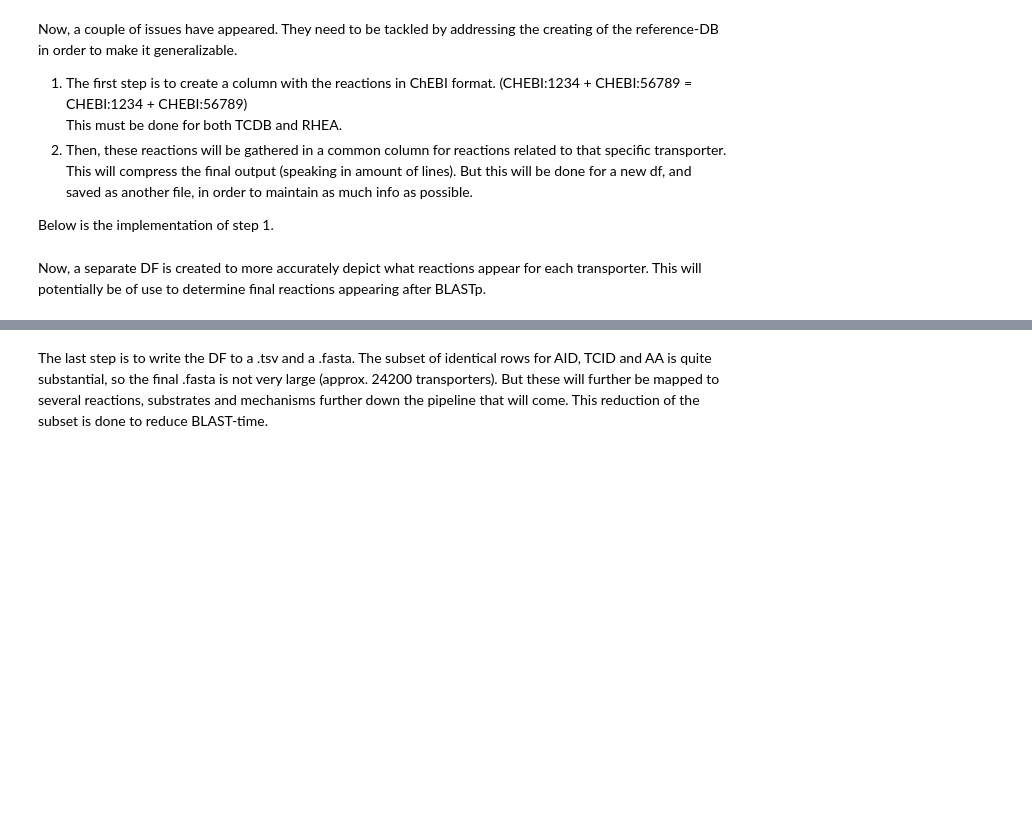
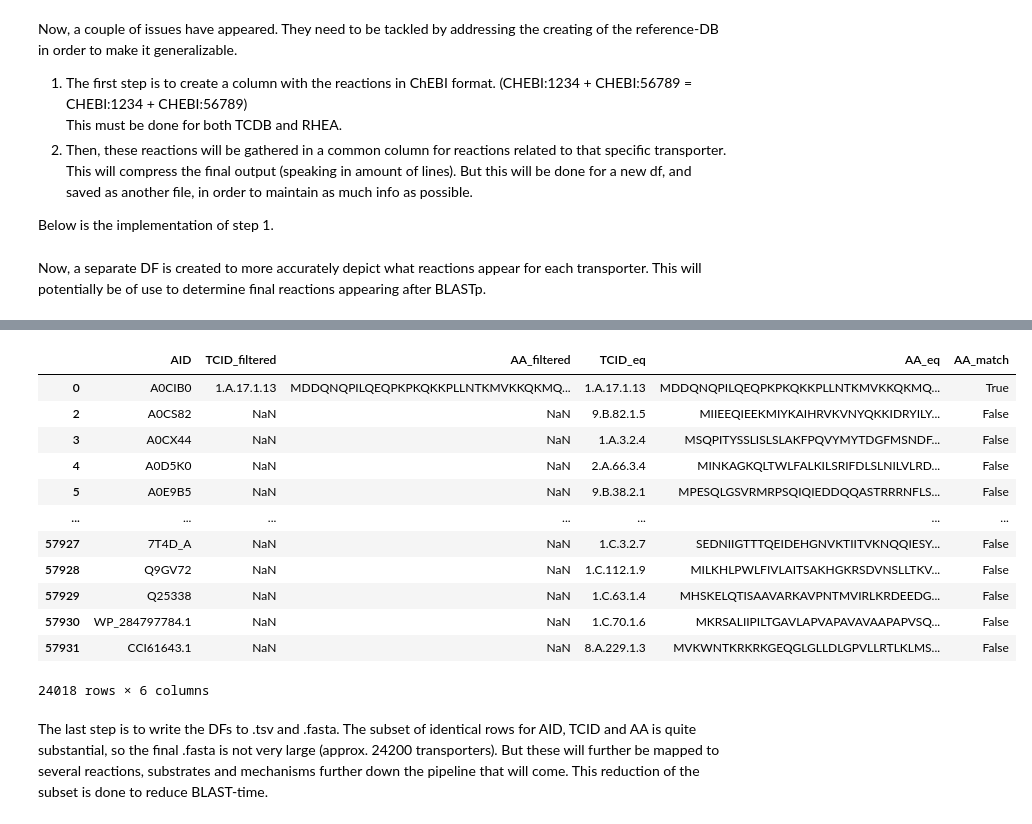
Before and after one commit to blandro/master-project, a Jupyter notebook: 1+2/1+2.ipynb, the cells around one changed output, grey strips where cells are left out. Drawn from its saved outputs; the diff is of its cells as text; code cells hidden in the pictures; blank space fills up the shorter version.

Commit message:
Map Name and CHEBI reactions to each other

```diff
--- a/1+2/1+2.ipynb
+++ b/1+2/1+2.ipynb
@@ -160,8 +143,7 @@ df_temp = df_updated.drop_duplicates().reset_index(drop=True)
 df_temp = df_temp.merge(df_aa[["AA", "UID"]], on="AA", how="left", suffixes=("", "_new"))
 df_temp.rename(columns={"UID_new":"AID"}, inplace=True)
 cols = ["AID"] + [col for col in df_temp.columns if col != "AID"]
-df_final= df_temp[cols]
-df_final
+df_temp = df_temp[cols]
 # %% [output]
 |  | AID | UID | TCID | CHEBI ID | CHEBI Name | AA | Family | Mechanism | Acting Entity | Reaction | ... |
 | 0 | A0CIB0 | A0CIB0 | 1.A.17.1.13 | CHEBI:17996 | chloride | MDDQNQPILQEQPKPKQKKPLLNTKMVKKQKMQ... | 1.A.17 | Cl- (out) = Cl- (in) | Cl- | chloride (out) = chloride (in) | ... |
@@ -185,7 +167,7 @@ This must be done for both TCDB and RHEA.
 
 Below is the implementation of step 1.
 # %%
-df_eq = df_final.copy()
+df_eq = df_temp.copy()
 
 name2chebi_dict = {}
 
@@ -281,7 +263,7 @@ def rhea_convert_to_chebi(row):
     return result
 
 
-# Applying the fucntions
+# Applying the functions
 df_eq["Rhea:Reaction:CHEBI"] = df_eq.apply(rhea_convert_to_chebi, axis=1)
 df_eq["TCDB:Reaction:CHEBI"] = df_eq.apply(tcdb_convert_to_chebi, axis=1)
 # %% [markdown]
@@ -323,5 +387,36 @@ filtered_reactions
+# %%
+# Right merge to keep all AIDs from df_eq
+merged_df = pd.merge(
+    filtered_reactions[["AID", "TCID", "AA"]],
+    df_eq[["AID", "TCID", "AA"]],
+    on="AID",
+    how="right",
+    suffixes=("_filtered", "_eq")
+)
+
+merged_df.drop_duplicates(subset=["AID", "AA_eq"], keep="first", inplace=True)
+# Compare the AA sequences, treating missing filtered ones as non-matches
+merged_df["AA_match"] = merged_df["AA_filtered"] == merged_df["AA_eq"]
+
+# Optionally, inspect mismatches or nulls
+aa_mismatches = merged_df[~merged_df["AA_match"]]
+merged_df
+# %% [output]
+|  | AID | TCID_filtered | AA_filtered | TCID_eq | AA_eq | AA_match |
+| 0 | A0CIB0 | 1.A.17.1.13 | MDDQNQPILQEQPKPKQKKPLLNTKMVKKQKMQ... | 1.A.17.1.13 | MDDQNQPILQEQPKPKQKKPLLNTKMVKKQKMQ... | True |
+| 2 | A0CS82 | NaN | NaN | 9.B.82.1.5 | MIIEEQIEEKMIYKAIHRVKVNYQKKIDRYILY... | False |
+| 3 | A0CX44 | NaN | NaN | 1.A.3.2.4 | MSQPITYSSLISLSLAKFPQVYMYTDGFMSNDF... | False |
+| 4 | A0D5K0 | NaN | NaN | 2.A.66.3.4 | MINKAGKQLTWLFALKILSRIFDLSLNILVLRD... | False |
+| 5 | A0E9B5 | NaN | NaN | 9.B.38.2.1 | MPESQLGSVRMRPSQIQIEDDQQASTRRRNFLS... | False |
+| ... | ... | ... | ... | ... | ... | ... |
+| 57927 | 7T4D_A | NaN | NaN | 1.C.3.2.7 | SEDNIIGTTTQEIDEHGNVKTIITVKNQQIESY... | False |
+| 57928 | Q9GV72 | NaN | NaN | 1.C.112.1.9 | MILKHLPWLFIVLAITSAKHGKRSDVNSLLTKV... | False |
+| 57929 | Q25338 | NaN | NaN | 1.C.63.1.4 | MHSKELQTISAAVARKAVPNTMVIRLKRDEEDG... | False |
+| 57930 | WP_284797784.1 | NaN | NaN | 1.C.70.1.6 | MKRSALIIPILTGAVLAPVAPAVAVAAPAPVSQ... | False |
+| 57931 | CCI61643.1 | NaN | NaN | 8.A.229.1.3 | MVKWNTKRKRKGEQGLGLLDLGPVLLRTLKLMS... | False |
+24018 rows × 6 columns
 # %% [markdown]
-The last step is to write the DF to a .tsv and a .fasta. The subset of identical rows for AID, TCID and AA is quite substantial, so the final .fasta is not very large (approx. 24200 transporters). But these will further be mapped to several reactions, substrates and mechanisms further down the pipeline that will come. This reduction of the subset is done to reduce BLAST-time.
+The last step is to write the DFs to .tsv and .fasta. The subset of identical rows for AID, TCID and AA is quite substantial, so the final .fasta is not very large (approx. 24200 transporters). But these will further be mapped to several reactions, substrates and mechanisms further down the pipeline that will come. This reduction of the subset is done to reduce BLAST-time.
 # %%
 df_fasta = df_eq.drop_duplicates(subset=["AID", "TCID", "AA"])
 fasta_file = "transporters.fasta"
```
Also changed, not shown: parts of 14 cells of this notebook, 3 other files.
